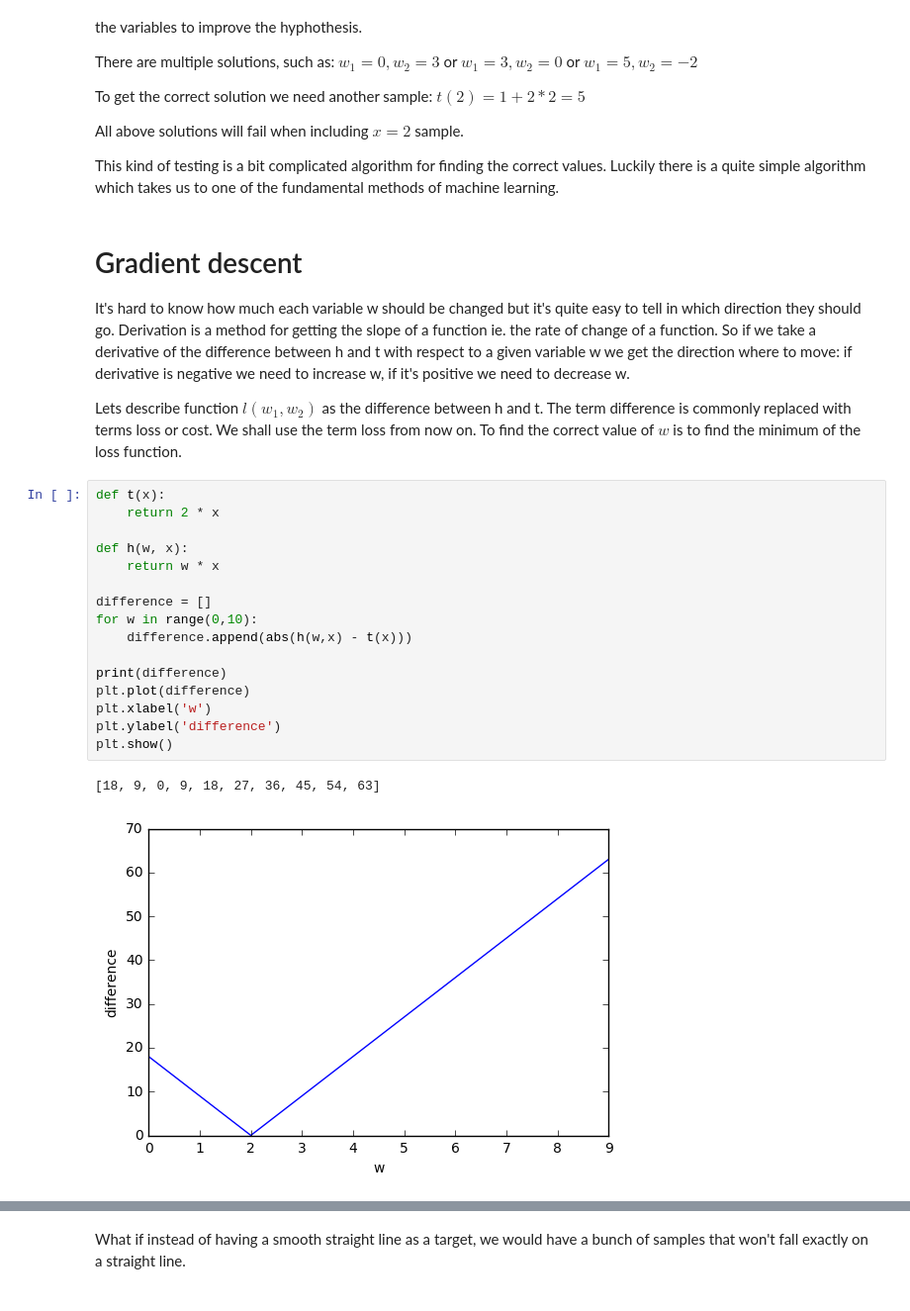
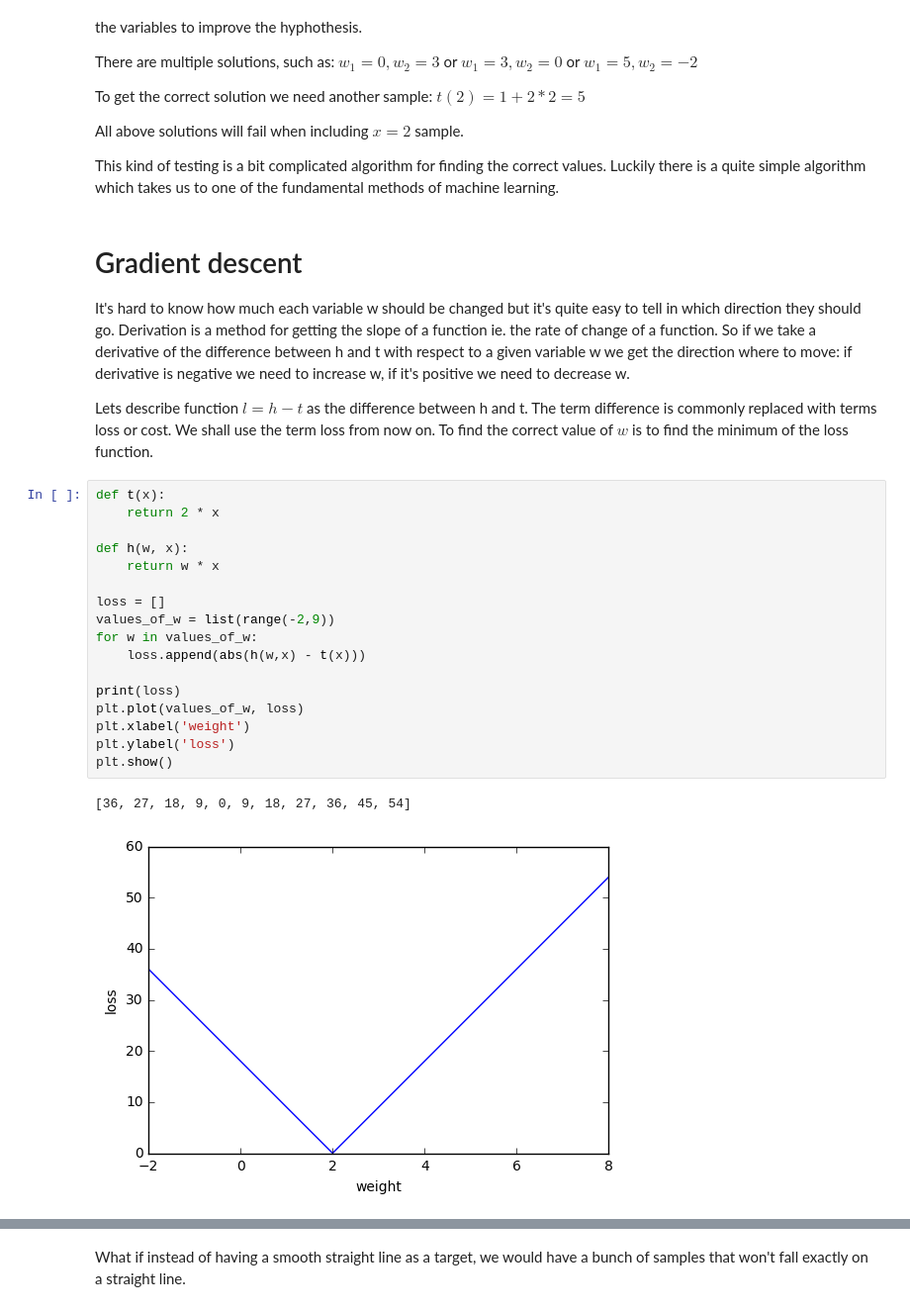
Before and after one commit to jarmop/learning, a Jupyter notebook: theory.ipynb, the cells around one changed output, grey strips where cells are left out. Shown at 99% size. Cells and saved outputs as stored; diff of their text form.

```diff
--- a/theory.ipynb
+++ b/theory.ipynb
@@ -60,24 +60,25 @@ This kind of testing is a bit complicated algorithm for finding the correct valu
 
 It's hard to know how much each variable w should be changed but it's quite easy to tell in which direction they should go. Derivation is a method for getting the slope of a function ie. the rate of change of a function. So if we take a derivative of the difference between h and t with respect to a given variable w we get the direction where to move: if derivative is negative we need to increase w, if it's positive we need to decrease w.
 
-Lets describe function $l(w_1,w_2)$ as the difference between h and t. The term difference is commonly replaced with terms loss or cost. We shall use the term loss from now on. To find the correct value of $w$ is to find the minimum of the loss function.
+Lets describe function $l=h-t$ as the difference between h and t. The term difference is commonly replaced with terms loss or cost. We shall use the term loss from now on. To find the correct value of $w$ is to find the minimum of the loss function.
 # %%
 def t(x):
     return 2 * x
 
 def h(w, x):
     return w * x
 
-difference = []
-for w in range(0,10):
-    difference.append(abs(h(w,x) - t(x)))
+loss = []
+values_of_w = list(range(-2,9))
+for w in values_of_w:
+    loss.append(abs(h(w,x) - t(x)))
 
-print(difference)
-plt.plot(difference)
-plt.xlabel('w')
-plt.ylabel('difference')
+print(loss)
+plt.plot(values_of_w, loss)
+plt.xlabel('weight')
+plt.ylabel('loss')
 plt.show()
 # %% [output]
-[18, 9, 0, 9, 18, 27, 36, 45, 54, 63]
+[36, 27, 18, 9, 0, 9, 18, 27, 36, 45, 54]
-[figure, old version]
+[figure, new version]
 # %% [markdown]
```
Also changed, not shown: parts of 9 cells of this notebook, 1 other file.
